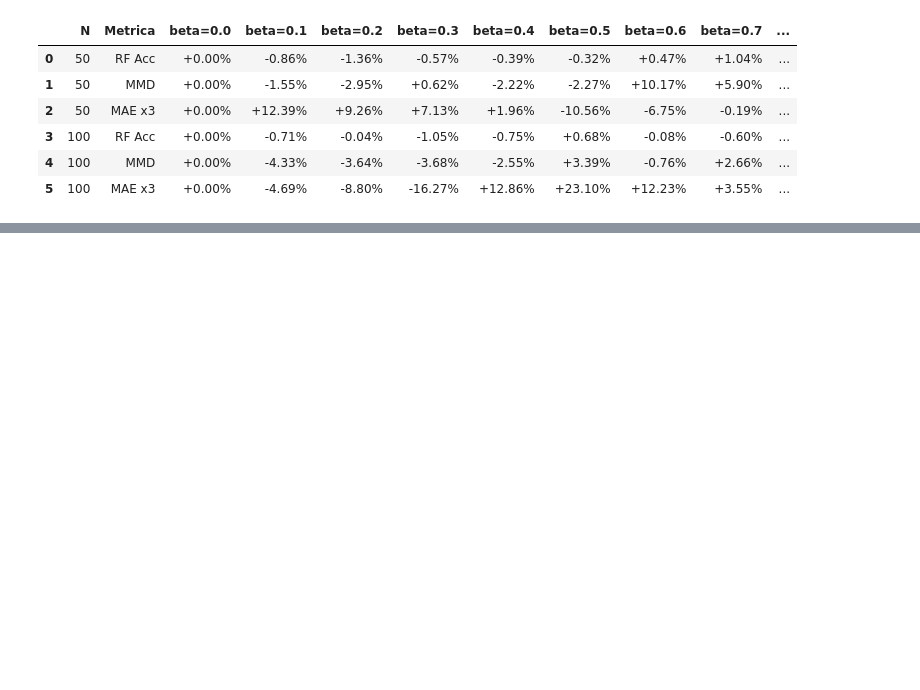
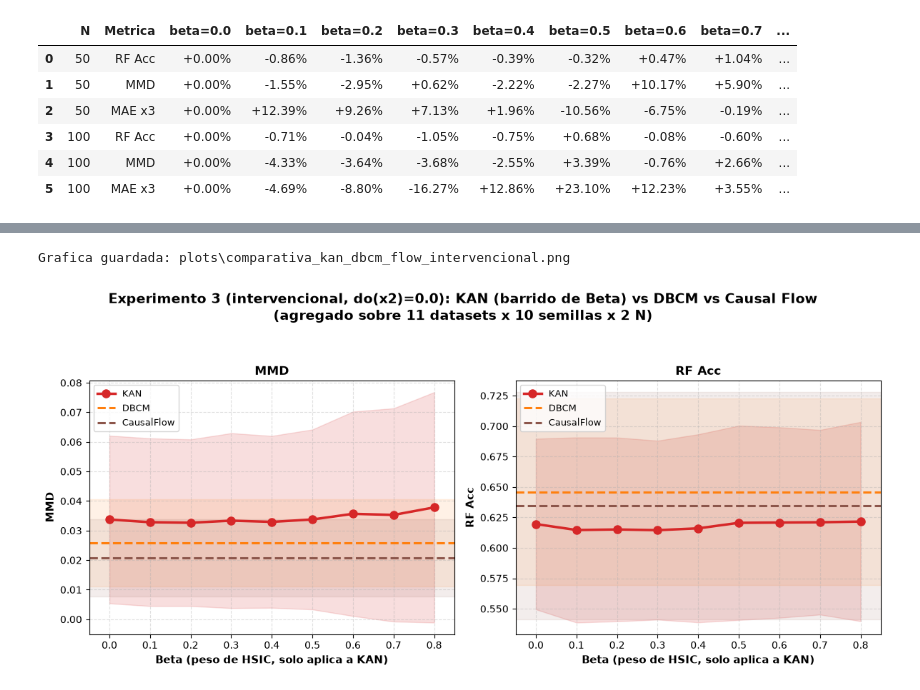
Before and after one commit to Claudia-Rodriguez2002/kacgm_hsic, a Jupyter notebook: notebooks/Experimento3 datasets/Intervencional/Datasets_Sinteticos_Intervencional.ipynb, the cells around one changed output, grey strips where cells are left out. Cells and saved outputs as stored; diff of their text form; code cells hidden in the pictures; blank space fills up the shorter version.

Commit message:
Datasets todos añadiendo dbcm y flow y plots extra con bigotes

```diff
--- a/notebooks/Experimento3 datasets/Intervencional/Datasets_Sinteticos_Intervencional.ipynb
+++ b/notebooks/Experimento3 datasets/Intervencional/Datasets_Sinteticos_Intervencional.ipynb
@@ -755,12 +785,15 @@ print(f"Tabla DBCM guardada en: {ruta_dbcm}")
 # Misma logica de reanudacion y checkpoint que el PASO 10 (clave_run_baseline, sin beta).
 from src.models.flow import causalflow_model, default_params as default_flow_params
 
-# Hiperparametros fijos (sin grid search): mismo patron que el PASO 8 de
-# Ruido_ Aditivo_Gausiano.ipynb, partiendo de default_flow_params y recortando epochs/paciencia
-# para que el barrido de 220 runs sea manejable.
+# Hiperparametros fijos (sin grid search, igual que base_dbcm_params): los valores mas seleccionados por la busqueda en rejilla DEFAULT_FLOW_PARAMS de runnables/run_continuous_benchmark.py sobre los 11 datasets continuos.
 base_flow_params = deepcopy(default_flow_params)
-base_flow_params['max_epochs'] = 300
-base_flow_params['early_stopping_patience'] = 20
+base_flow_params['flow_type'] = 'CausalNSF'        # elegido en 10/11 datasets
+base_flow_params['hidden_dims'] = (32, 32)         # elegido en 6/11 datasets
+base_flow_params['base_lr'] = 1e-3                 # elegido en 6/11 datasets
+base_flow_params['scheduler'] = 'plateau'          # elegido en 7/11 datasets
+base_flow_params['bins'] = 8                       # elegido en 5/11 datasets (empatado con bins=4)
+base_flow_params['max_epochs'] = 300               # no buscado en la rejilla (fijo a 1000): recortado por tiempo
+base_flow_params['early_stopping_patience'] = 30   # no buscado en la rejilla (fijo a 30): recortado por tiempo
 
 ruta_flow = os.path.join(carpeta_tablas, "flow_datasets_sinteticos_intervencional.csv")
 if os.path.exists(ruta_flow):
@@ -866,13 +946,11 @@ print(f"\nTabla resumen DBCM/Flow guardada en: {ruta_resumen_baselines}")
 # %%
 # PASO 13: grafica final comparativa KAN (barrido de Beta) vs DBCM vs Causal Flow, bajo do(x2=0.0).
-# Una unica figura con 3 paneles: MMD, RF Acc y MAE x3.
-#   - MMD y RF Acc: comparables entre los 3 modelos. KAN se dibuja como linea+banda a traves
-#     de sus betas (agregando los 2 N y los 11 datasets x 10 semillas = 220 runs/beta, igual
-#     que el PASO 9). DBCM y Flow no tienen beta, asi que se dibujan como una linea horizontal
-#     de referencia (con banda +/- std) a lo largo del mismo eje X, agregando tambien sus 220 runs.
-#   - MAE x3: solo KAN. DBCM y Flow son modelos generativos sin una funcion de prediccion
-#     puntual f(padres) por nodo, asi que no existe un residuo comparable (ver PASO 10/11).
-fig, axes = plt.subplots(1, 3, figsize=(18, 5.5))
+# Una unica figura con 2 paneles: MMD y RF Acc, las dos metricas comparables entre los 3 modelos.
+# KAN se dibuja como linea+banda a traves de sus betas (agregando los 2 N y los 11 datasets x 10
+# semillas = 220 runs/beta, igual que el PASO 9). DBCM y Flow no tienen beta, asi que se dibujan
+# como una linea horizontal de referencia (con banda +/- std) a lo largo del mismo eje X,
+# agregando tambien sus 220 runs.
+fig, axes = plt.subplots(1, 2, figsize=(12, 5.5))
 fig.suptitle(f'Experimento 3 (intervencional, do({NODO_INTERVENIDO})={VALOR_DO}): KAN (barrido de Beta) vs DBCM vs Causal Flow\n'
              f'(agregado sobre {len(datasets_evaluados)} datasets x {len(semillas_experimento)} semillas x {len(valores_N_experimento)} N)',
              fontsize=14, fontweight='bold')
@@ -882,48 +960,37 @@ x_beta = np.array(valores_beta_candidatos)
 x_min, x_max = x_beta.min() - 0.05, x_beta.max() + 0.05
 colores_modelo = {'KAN': 'tab:red', 'DBCM': 'tab:orange', 'CausalFlow': 'tab:brown'}
 
-for ax, metrica in zip(axes[:2], metricas_comunes):
+for ax, metrica in zip(axes, metricas_comunes):
     # KAN: media +/- std por beta (agrega N, datasets y semillas)
     y_mean_kan = df_final.groupby('Beta')[metrica].mean().reindex(valores_beta_candidatos).values
     y_std_kan = df_final.groupby('Beta')[metrica].std().reindex(valores_beta_candidatos).values
     ax.plot(x_beta, y_mean_kan, marker='o', linewidth=2.5, markersize=8, color=colores_modelo['KAN'], label='KAN')
     ax.fill_between(x_beta, y_mean_kan - y_std_kan, y_mean_kan + y_std_kan, alpha=0.15, color=colores_modelo['KAN'])
 
     # DBCM y Flow: sin beta -> linea horizontal de referencia con banda +/- std
     for df_baseline, nombre in [(df_dbcm, 'DBCM'), (df_flow, 'CausalFlow')]:
         y_mean = df_baseline[metrica].mean()
         y_std = df_baseline[metrica].std()
         color = colores_modelo[nombre]
         ax.hlines(y_mean, x_min, x_max, linestyles='--', linewidth=2.2, color=color, label=nombre)
         ax.fill_between([x_min, x_max], [y_mean - y_std] * 2, [y_mean + y_std] * 2, alpha=0.1, color=color)
 
     ax.set_xlabel('Beta (peso de HSIC, solo aplica a KAN)', fontsize=11, fontweight='bold')
     ax.set_ylabel(metrica, fontsize=11, fontweight='bold')
     ax.set_title(f'{metrica}', fontsize=12, fontweight='bold')
     ax.set_xticks(valores_beta_candidatos)
     ax.set_xlim(x_min, x_max)
     ax.grid(True, linestyle='--', alpha=0.4)
     ax.legend(loc='best', fontsize=9)
 
-# Panel de MAE: solo KAN (DBCM/Flow no tienen residuo por nodo comparable, ver PASO 10/11)
-ax = axes[2]
-y_mean_kan = df_final.groupby('Beta')['MAE x3'].mean().reindex(valores_beta_candidatos).values
-y_std_kan = df_final.groupby('Beta')['MAE x3'].std().reindex(valores_beta_candidatos).values
-ax.plot(x_beta, y_mean_kan, marker='o', linewidth=2.5, markersize=8, color=colores_modelo['KAN'], label='KAN')
-ax.fill_between(x_beta, y_mean_kan - y_std_kan, y_mean_kan + y_std_kan, alpha=0.15, color=colores_modelo['KAN'])
-ax.set_xlabel('Beta (peso de HSIC)', fontsize=11, fontweight='bold')
-ax.set_ylabel('MAE x3', fontsize=11, fontweight='bold')
-ax.set_title('MAE x3 (solo KAN: DBCM/Flow no tienen residuo por nodo)', fontsize=11, fontweight='bold')
-ax.set_xticks(valores_beta_candidatos)
-ax.set_xlim(x_min, x_max)
-ax.grid(True, linestyle='--', alpha=0.4)
-ax.legend(loc='best', fontsize=9)
-
 plt.tight_layout(rect=[0, 0, 1, 0.93])
 
 if not os.path.exists('plots'):
     os.makedirs('plots')
 ruta_plot_comp = os.path.join('plots', 'comparativa_kan_dbcm_flow_intervencional.png')
 plt.savefig(ruta_plot_comp, dpi=300, bbox_inches='tight')
 print(f"Grafica guardada: {ruta_plot_comp}")
 plt.show()
+# %% [output]
+Grafica guardada: plots\comparativa_kan_dbcm_flow_intervencional.png
+[figure, added]
```
Also changed, not shown: parts of 4 cells of this notebook, 11 other files.
